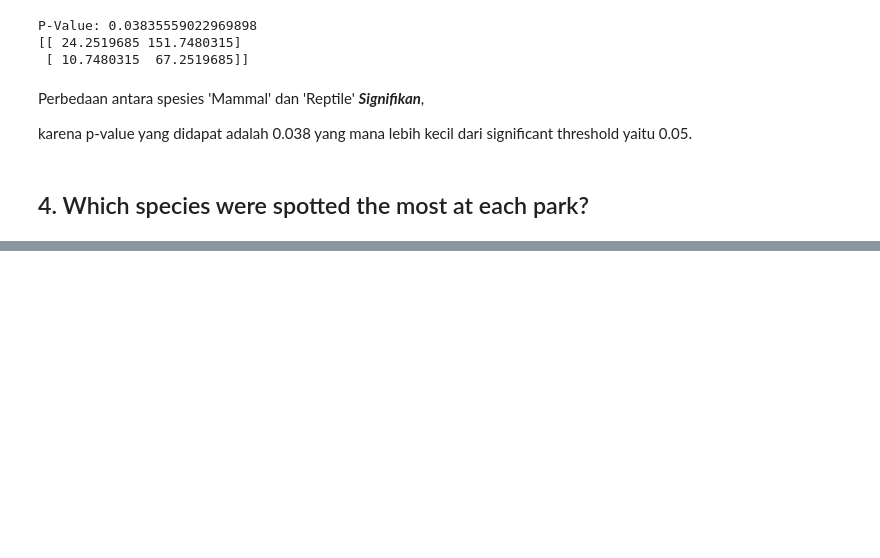
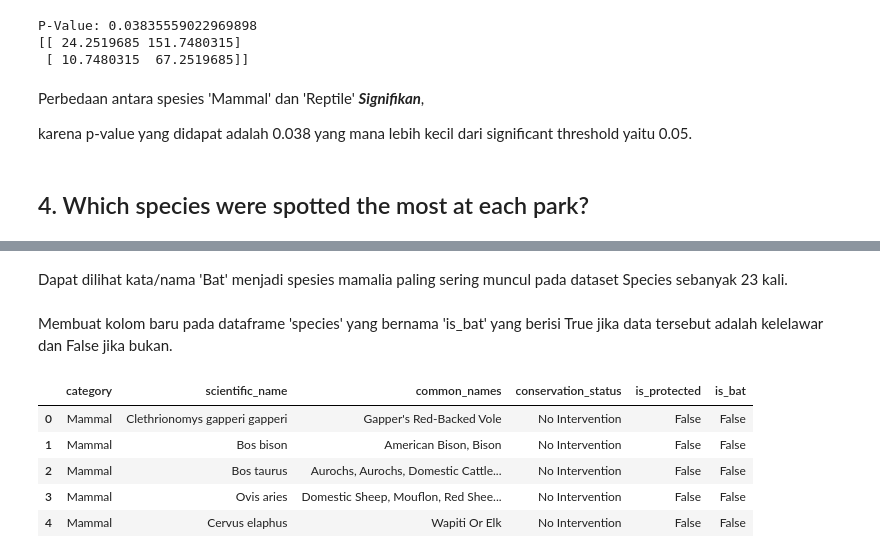
Before and after one commit to Penzragon/biodiversity, a Jupyter notebook: biodiversity.ipynb, the cells around one changed output, grey strips where cells are left out. Drawn from its saved outputs; the diff is of its cells as text; code cells hidden in the pictures; blank space fills up the shorter version.

```diff
--- a/biodiversity.ipynb
+++ b/biodiversity.ipynb
@@ -255,0 +335,14 @@ karena p-value yang didapat adalah 0.038 yang mana lebih kecil dari significant
+# %% [markdown]
+Dapat dilihat kata/nama 'Bat' menjadi spesies mamalia paling sering muncul pada dataset Species sebanyak 23 kali.
+# %% [markdown]
+Membuat kolom baru pada dataframe 'species' yang bernama 'is_bat' yang berisi True jika data tersebut adalah kelelawar dan False jika bukan.
+# %%
+species['is_bat'] = species.common_names.str.contains(r'\bBat\b', regex=True)
+species.head()
+# %% [output]
+|  | category | scientific_name | common_names | conservation_status | is_protected | is_bat |
+| 0 | Mammal | Clethrionomys gapperi gapperi | Gapper's Red-Backed Vole | No Intervention | False | False |
+| 1 | Mammal | Bos bison | American Bison, Bison | No Intervention | False | False |
+| 2 | Mammal | Bos taurus | Aurochs, Aurochs, Domestic Cattle... | No Intervention | False | False |
+| 3 | Mammal | Ovis aries | Domestic Sheep, Mouflon, Red Shee... | No Intervention | False | False |
+| 4 | Mammal | Cervus elaphus | Wapiti Or Elk | No Intervention | False | False |
```
Also changed, not shown: parts of 20 cells of this notebook.
